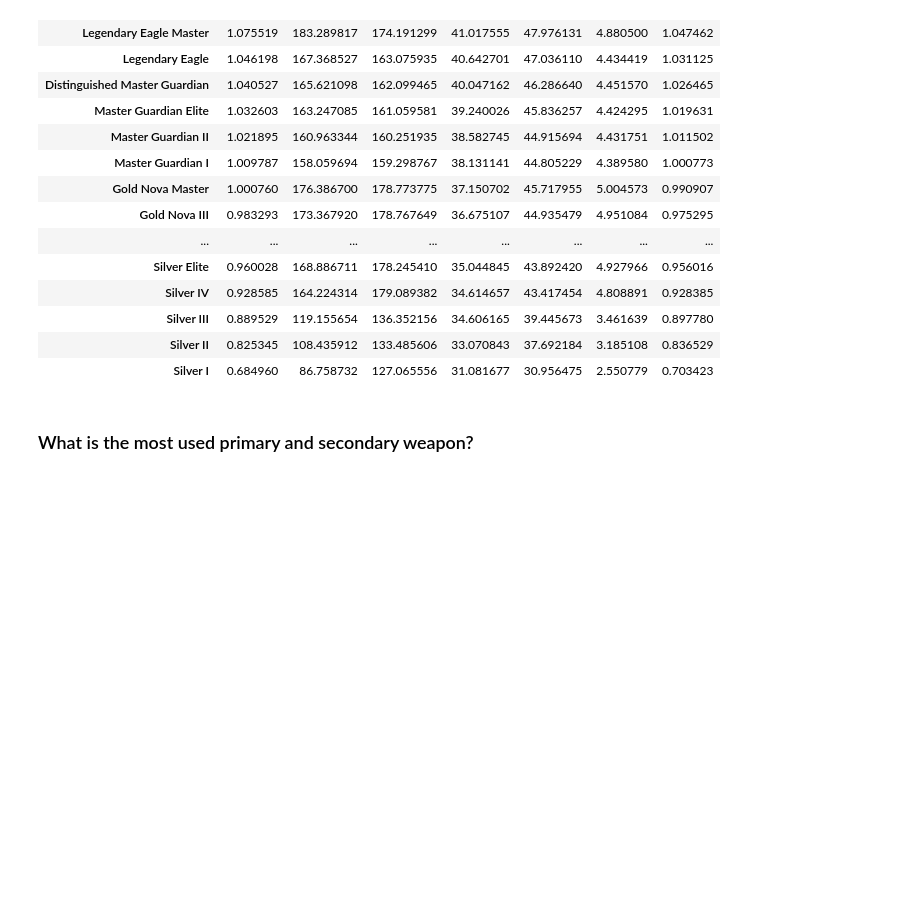
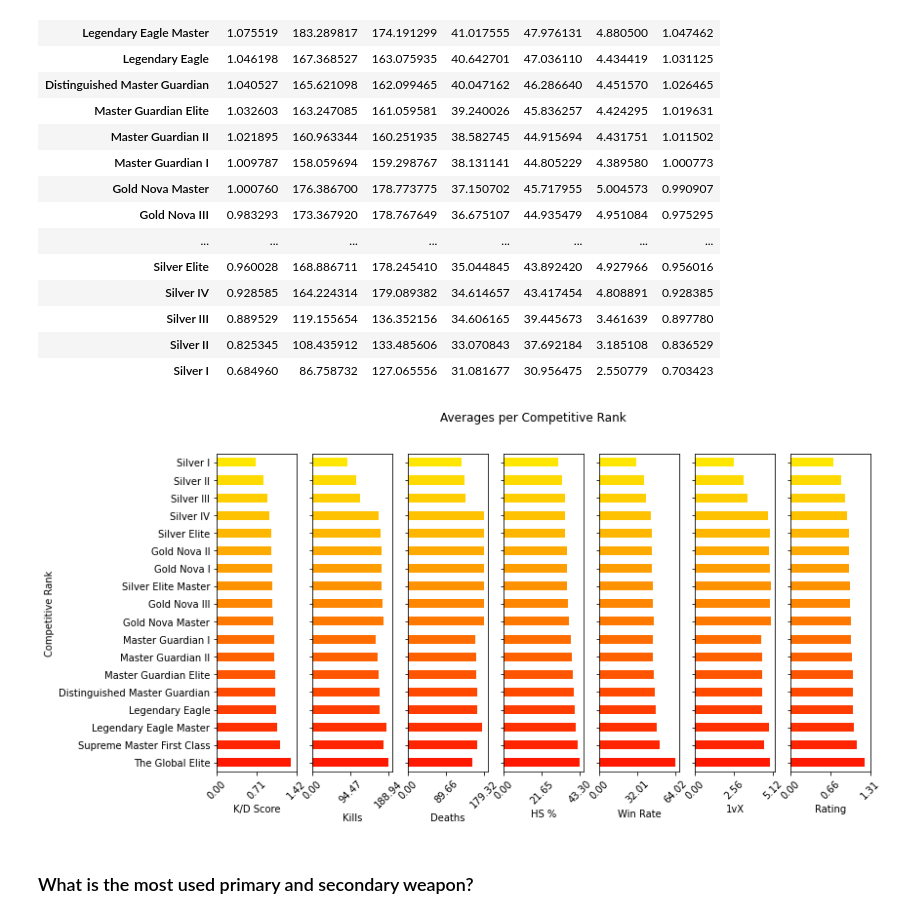
Before and after one commit to cc-visionary/datapre-csgostats, a Jupyter notebook: Scraping CSGOStats.gg.ipynb, the cells around one changed output. Cells and saved outputs as stored; diff of their text form; code cells hidden in the pictures; blank space fills up the shorter version.

Commit message:
Added visualization for Q1

```diff
--- a/Scraping CSGOStats.gg.ipynb
+++ b/Scraping CSGOStats.gg.ipynb
@@ -489,7 +493,8 @@ df.describe()
 # %% [markdown]
 ### What is the average K/D, 1vx, and Rating per Competitive Rank?
 # %%
-df.groupby('Competitive Rank')[['K/D Score', 'Kills', 'Deaths', 'HS %', 'Win Rate', '1vX', 'Rating']].mean().sort_values('Rating', ascending=False)
+average_per_rank = df.groupby('Competitive Rank')[['K/D Score', 'Kills', 'Deaths', 'HS %', 'Win Rate', '1vX', 'Rating']].mean().sort_values('Rating', ascending=False)
+average_per_rank
 # %% [output]
 |  | K/D Score | Kills | Deaths | HS % | Win Rate | 1vX | Rating |
 | Competitive Rank |  |  |  |  |  |  |  |
@@ -509,6 +514,22 @@ df.groupby('Competitive Rank')[['K/D Score', 'Kills', 'Deaths', 'HS %', 'Win Rat
 | Silver III | 0.889529 | 119.155654 | 136.352156 | 34.606165 | 39.445673 | 3.461639 | 0.897780 |
 | Silver II | 0.825345 | 108.435912 | 133.485606 | 33.070843 | 37.692184 | 3.185108 | 0.836529 |
 | Silver I | 0.684960 | 86.758732 | 127.065556 | 31.081677 | 30.956475 | 2.550779 | 0.703423 |
+# %%
+fig, ax = plt.subplots(1, len(average_per_rank.keys()), figsize=(12, 6))
+
+for i, key in enumerate(average_per_rank.keys()):
+    colors = cmap(np.linspace(0.1, 0.9, df['Competitive Rank'].nunique()))
+    g = average_per_rank[key].plot.barh(color=colors, ax=ax[i])
+    g.set_xticks(np.linspace(0, max(average_per_rank[key]) + 0.1, 3), rotation=45)
+    g.set_xticklabels(['%.2f' % i for i in g.get_xticks()], rotation=45)
+    g.set(xlabel=key)
+    if(i != 0):
+        g.set(yticklabels=[], ylabel=None)
+
+fig.suptitle("Averages per Competitive Rank")
+plt.show()
+# %% [output]
+[figure, added]
 # %% [markdown]
 ### What is the most used primary and secondary weapon?
 # %%
```
Also changed, not shown: parts of 11 cells of this notebook.
